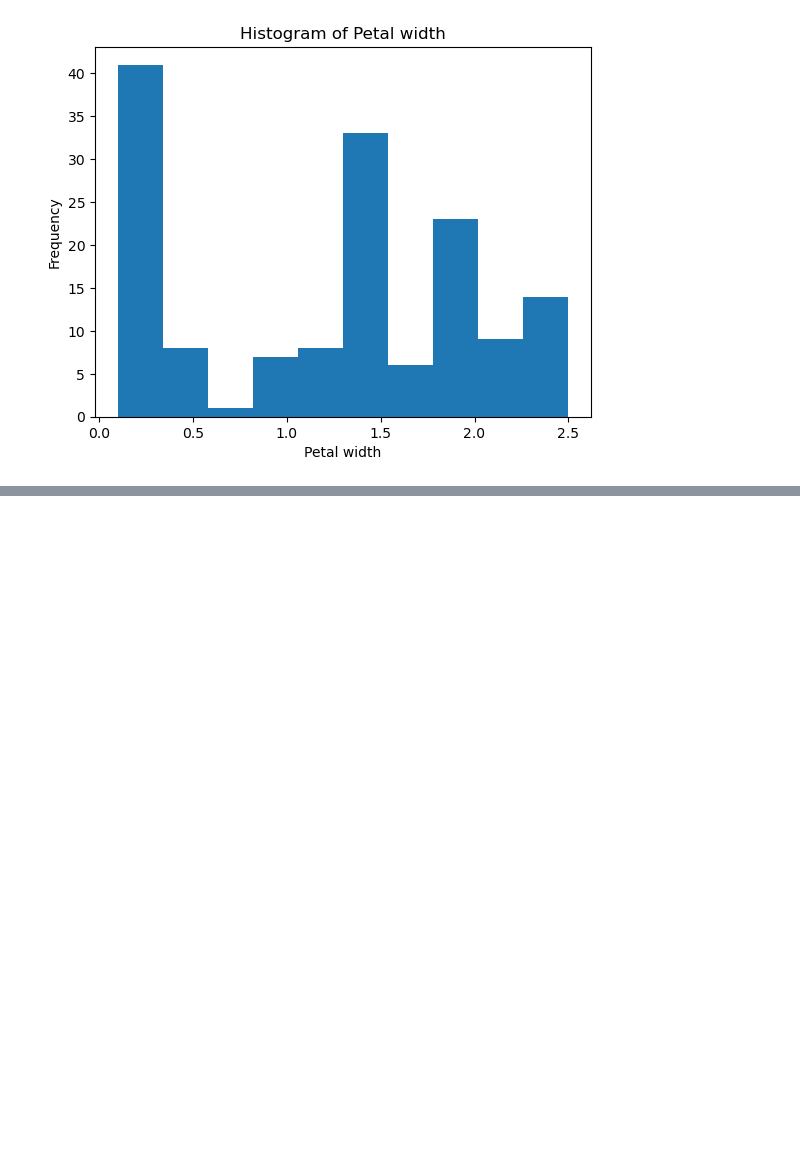
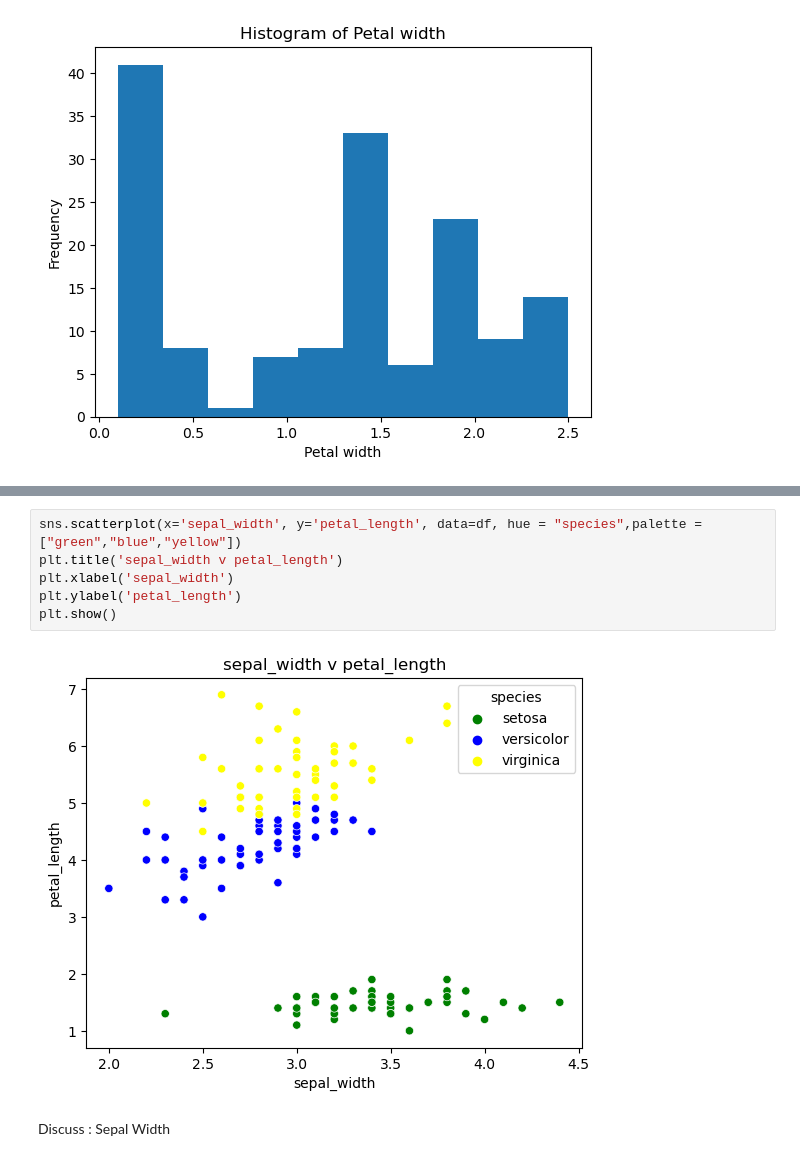
Before and after one commit to dectan/FUNDAMENTALS-OF-DATA-ANALYSIS, a Jupyter notebook: project.ipynb, the cells around one changed output, grey strips where cells are left out. Saved outputs shown, nothing was run; the diff lists cells and outputs as text; blank space fills up the shorter version.

```diff
--- a/project.ipynb
+++ b/project.ipynb
@@ -107,0 +133,10 @@ plt.show()
+# %%
+sns.scatterplot(x='sepal_width', y='petal_length', data=df, hue = "species",palette = ["green","blue","yellow"])
+plt.title('sepal_width v petal_length')
+plt.xlabel('sepal_width')
+plt.ylabel('petal_length')
+plt.show()
+# %% [output]
+[figure, added]
+# %% [markdown]
+Discuss : Sepal Width
```
Also changed, not shown: parts of 5 cells of this notebook, 2 other files.
